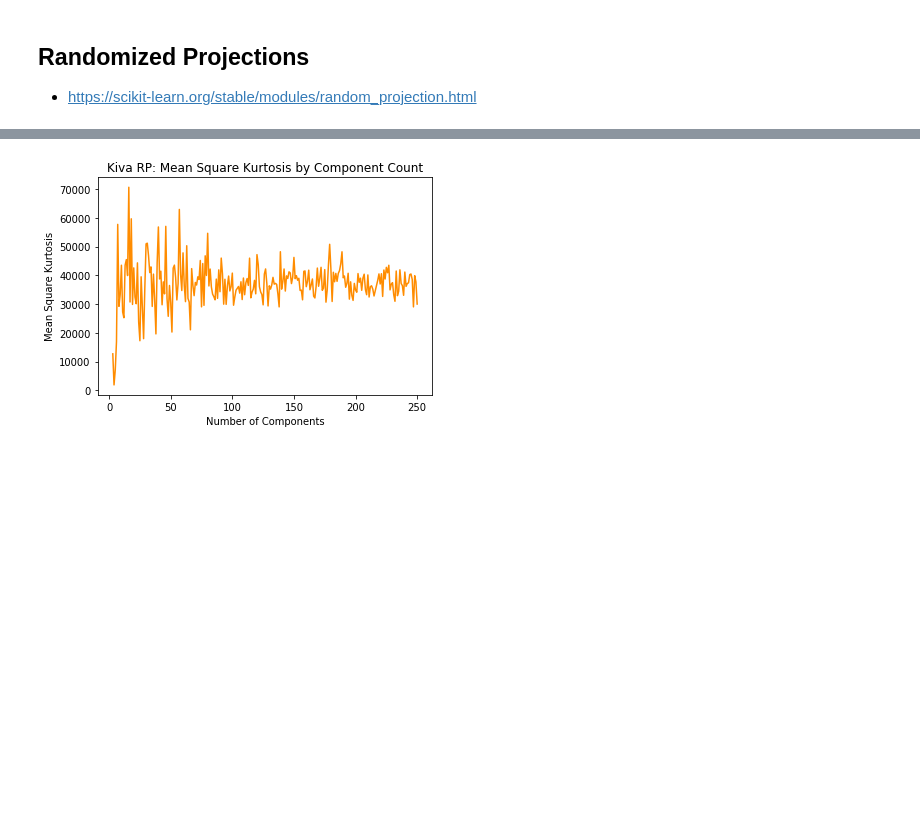
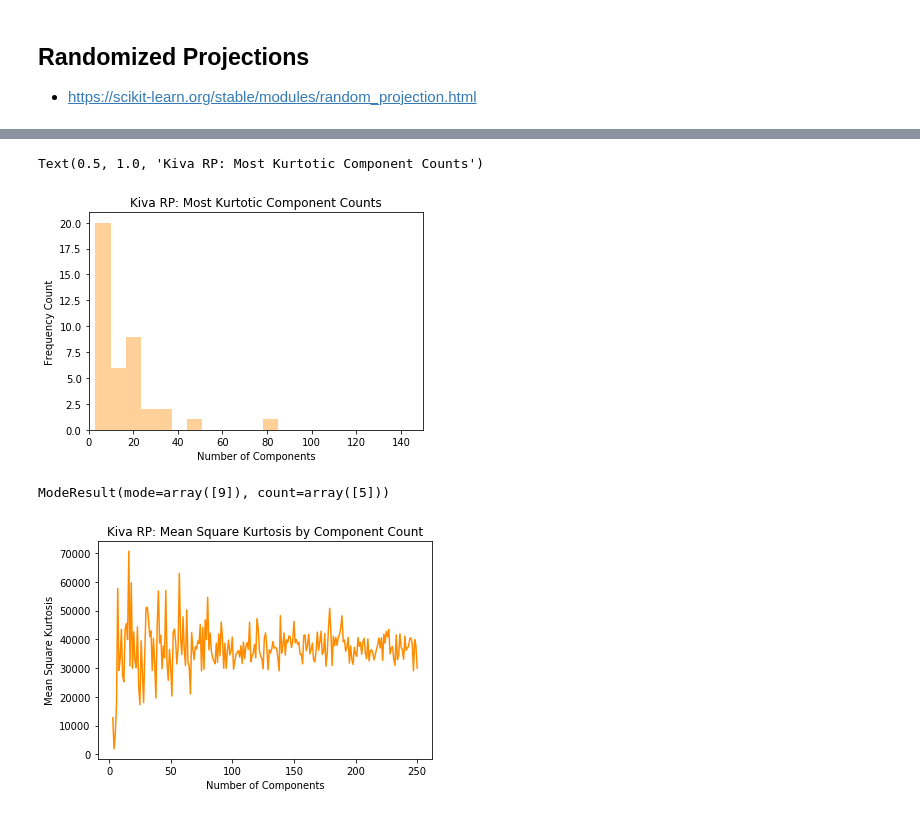
Before and after one commit to lizkalina/cs-7641-unsupervised-learning, a Jupyter notebook: unsupervised_learning_runner.ipynb, the cells around one changed output, grey strips where cells are left out. Drawn from its saved outputs; the diff is of its cells as text; code cells hidden in the pictures; blank space fills up the shorter version.

```diff
--- a/unsupervised_learning_runner.ipynb
+++ b/unsupervised_learning_runner.ipynb
@@ -1024,11 +1132,21 @@ most kurtotic n_components: 241
 # %% [markdown]
 ## Randomized Projections
 - https://scikit-learn.org/stable/modules/random_projection.html
+# %%
+kiva_rp_dist = []
 # %%
-kiva_rp = {}
+for i in range(0,100):
 
-for num in range(3,251):
-    srp = GaussianRandomProjection(n_components=num)
-    x_transform = srp.fit_transform(kiva_rescaled)
-    kurtosis_vals = scipy.stats.kurtosis(x_transform)
-    kiva_rp[num] = np.mean(kurtosis_vals*kurtosis_vals)
+    kiva_rp = {}
+
+    for num in range(3,251):
+        srp = GaussianRandomProjection(n_components=num)
+        x_transform = srp.fit_transform(kiva_rescaled)
+        kurtosis_vals = scipy.stats.kurtosis(x_transform)
+        kiva_rp[num] = np.mean(kurtosis_vals*kurtosis_vals)
+
+    most_kurtotic = max(kiva_rp, key=kiva_rp.get)
+    print("most kurtotic n_components: {}".format(most_kurtotic))
+    rp_num_components = most_kurtotic
+    kiva_rp[most_kurtotic]
+    kiva_rp_dist.append(rp_num_components)
@@ -1035,3 +1172,16 @@ for num in range(3,251):
+# %%
+ax = sns.distplot(kiva_rp_dist[0:100], kde = False, color='darkorange')
+ax.set_xlim([0,150])
+plt.xlabel('Number of Components')
+plt.ylabel('Frequency Count') #for each component
+plt.title('Kiva RP: Most Kurtotic Component Counts')
+# %% [output]
+Text(0.5, 1.0, 'Kiva RP: Most Kurtotic Component Counts')
+[figure, added]
+# %%
+scipy.stats.mode(kiva_rp_dist)
+# %% [output]
+ModeResult(mode=array([9]), count=array([5]))
 # %%
 kiva_rp_df = pd.DataFrame(kiva_rp.values(), index=range(3,251)).reset_index().rename(columns={'index': 'n_components', 0: 'kurtosis'})
 
```
Also changed, not shown: parts of 41 cells of this notebook, 1 other file.
